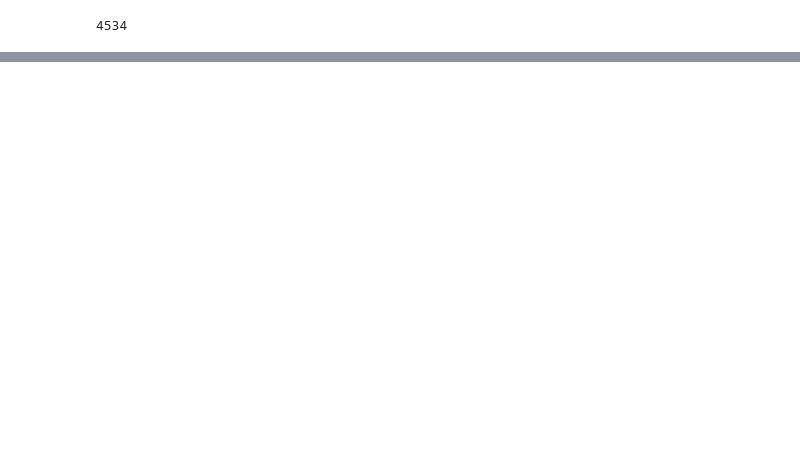
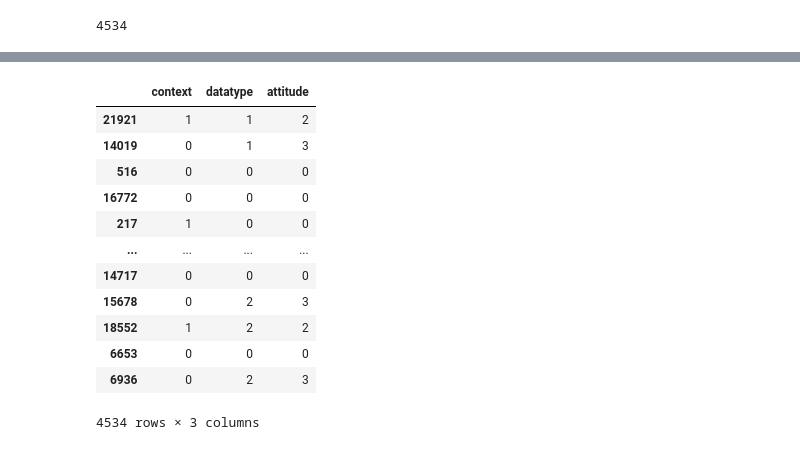
Before and after one commit to ckhinvasara/MoE-Model-for-Bias-Detection, a Jupyter notebook: Individual_models_accuracy.ipynb, the cells around one changed output, grey strips where cells are left out. Drawn from its saved outputs; the diff is of its cells as text; code cells hidden in the pictures; blank space fills up the shorter version.

```diff
--- a/Individual_models_accuracy.ipynb
+++ b/Individual_models_accuracy.ipynb
@@ -640,0 +620,16 @@ labels_df
+# %%
+y_test
+# %% [output]
+|  | context | datatype | attitude |
+| 21921 | 1 | 1 | 2 |
+| 14019 | 0 | 1 | 3 |
+| 516 | 0 | 0 | 0 |
+| 16772 | 0 | 0 | 0 |
+| 217 | 1 | 0 | 0 |
+| ... | ... | ... | ... |
+| 14717 | 0 | 0 | 0 |
+| 15678 | 0 | 2 | 3 |
+| 18552 | 1 | 2 | 2 |
+| 6653 | 0 | 0 | 0 |
+| 6936 | 0 | 2 | 3 |
+4534 rows × 3 columns
```
Also changed, not shown: parts of 29 cells of this notebook.
